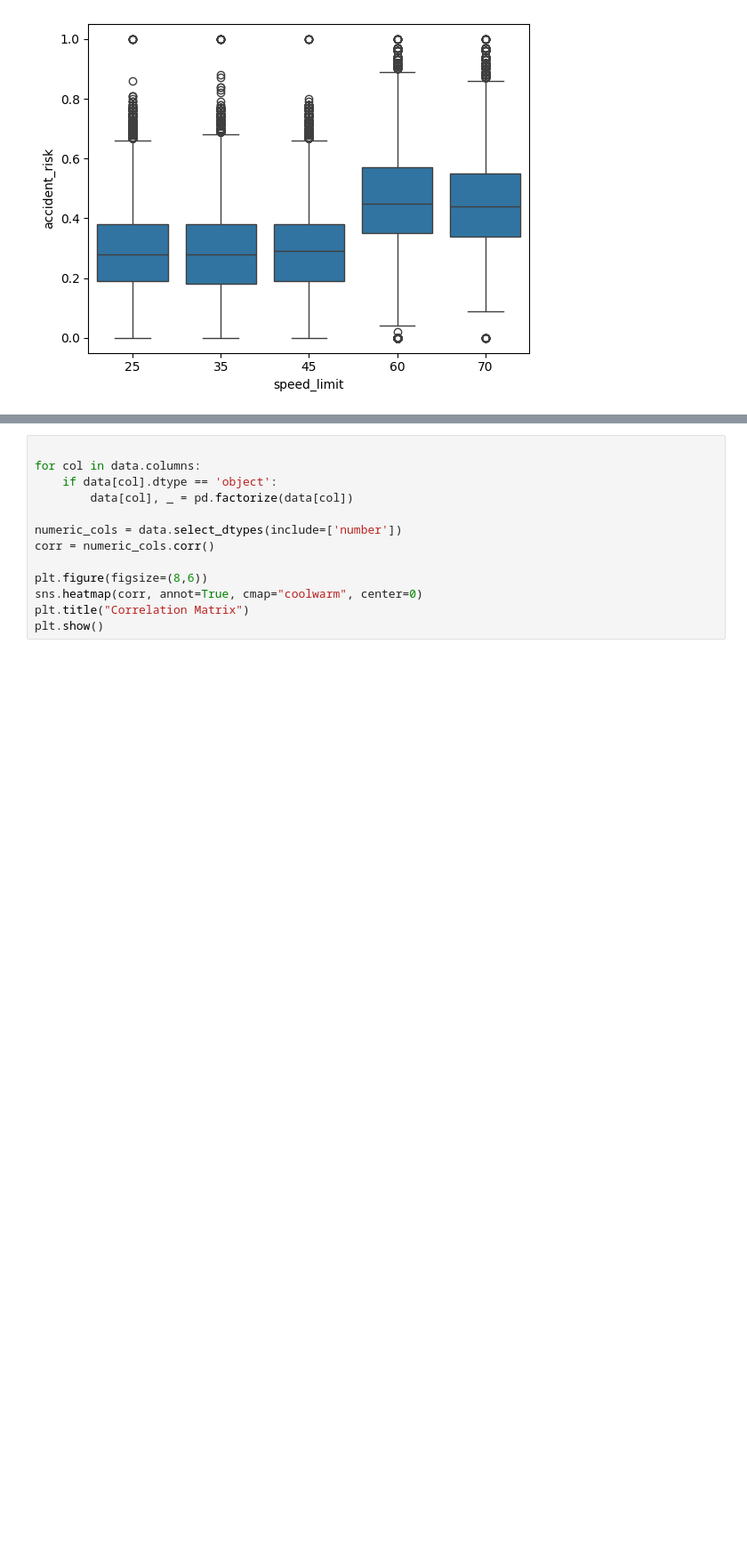
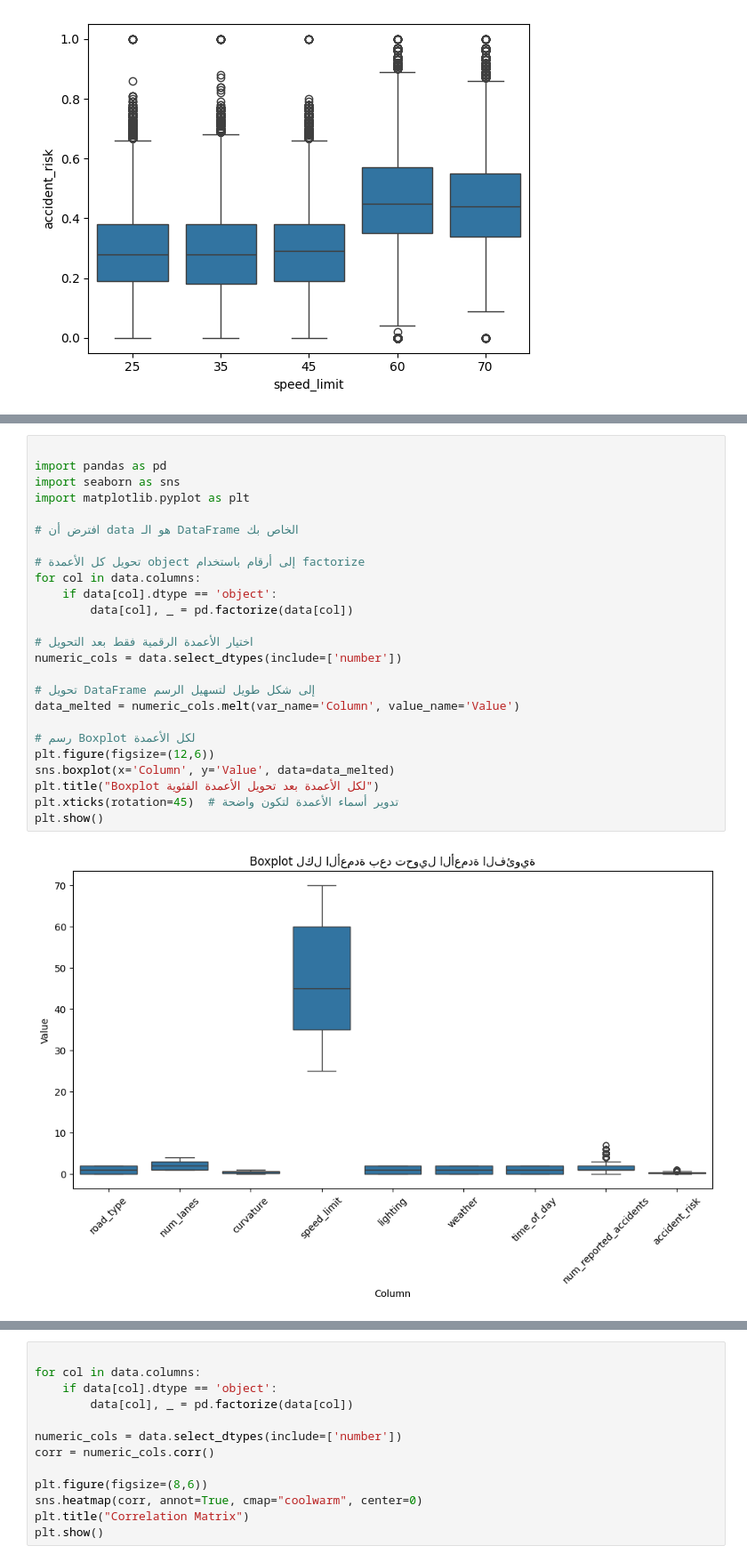
Before and after one commit to hananbahtiti/Predicting-Road-Accident-Risk, a Jupyter notebook: Predicting_Road_Accident_Risk.ipynb, the cells around one changed output, grey strips where cells are left out. Shown at 89% size. Cells and saved outputs as stored; diff of their text form; blank space fills up the shorter version.

```diff
--- a/Predicting_Road_Accident_Risk.ipynb
+++ b/Predicting_Road_Accident_Risk.ipynb
@@ -143,0 +165,27 @@ sns.boxplot(data=data, x="speed_limit", y="accident_risk")
+# %%
+
+import pandas as pd
+import seaborn as sns
+import matplotlib.pyplot as plt
+
+# افترض أن data هو الـ DataFrame الخاص بك
+
+# تحويل كل الأعمدة object إلى أرقام باستخدام factorize
+for col in data.columns:
+    if data[col].dtype == 'object':
+        data[col], _ = pd.factorize(data[col])
+
+# اختيار الأعمدة الرقمية فقط بعد التحويل
+numeric_cols = data.select_dtypes(include=['number'])
+
+# تحويل DataFrame إلى شكل طويل لتسهيل الرسم
+data_melted = numeric_cols.melt(var_name='Column', value_name='Value')
+
+# رسم Boxplot لكل الأعمدة
+plt.figure(figsize=(12,6))
+sns.boxplot(x='Column', y='Value', data=data_melted)
+plt.title("Boxplot لكل الأعمدة بعد تحويل الأعمدة الفئوية")
+plt.xticks(rotation=45)  # تدوير أسماء الأعمدة لتكون واضحة
+plt.show()
+# %% [output]
+[figure, added]
```
Also changed, not shown: parts of 2 cells of this notebook.
